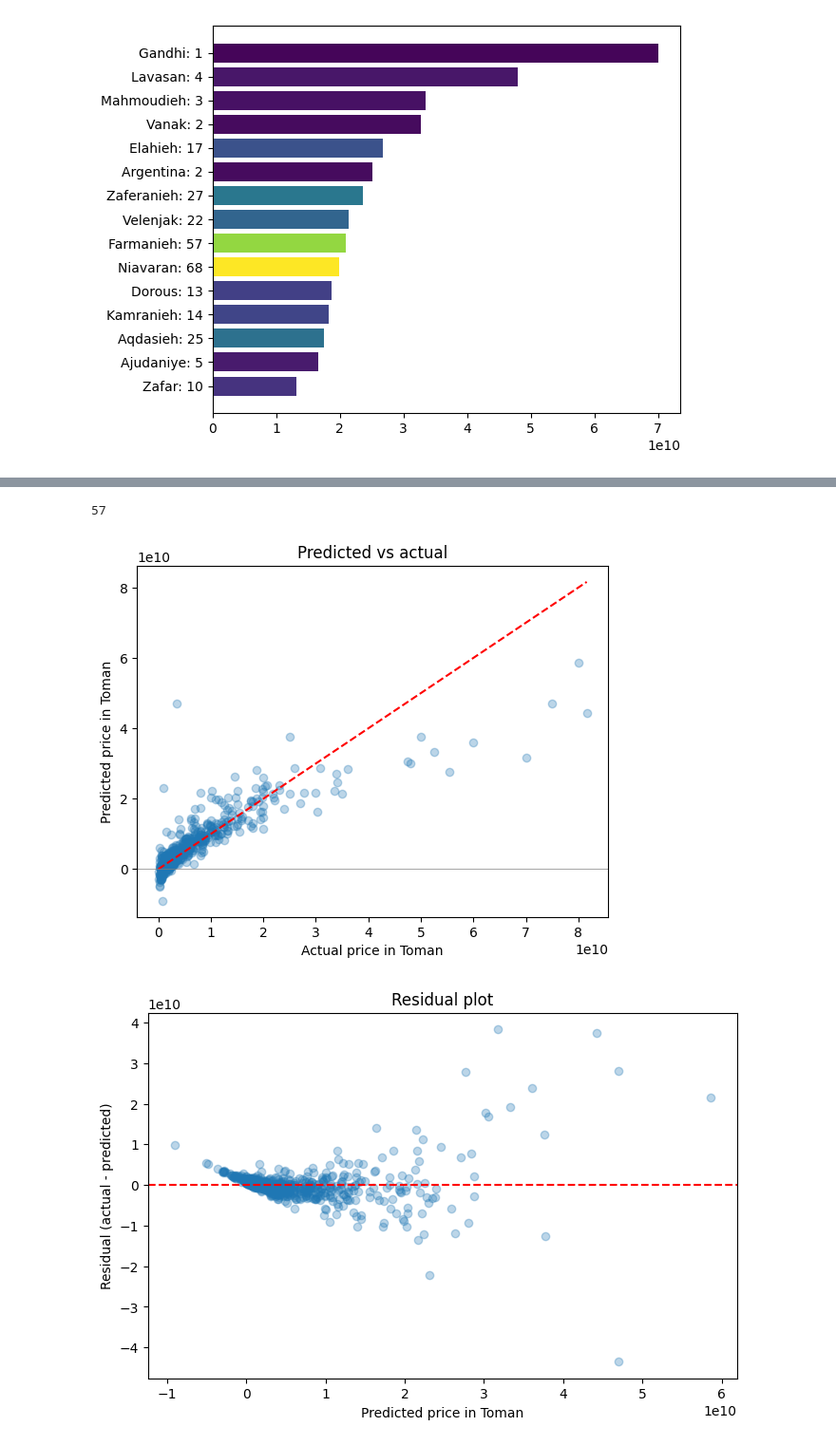
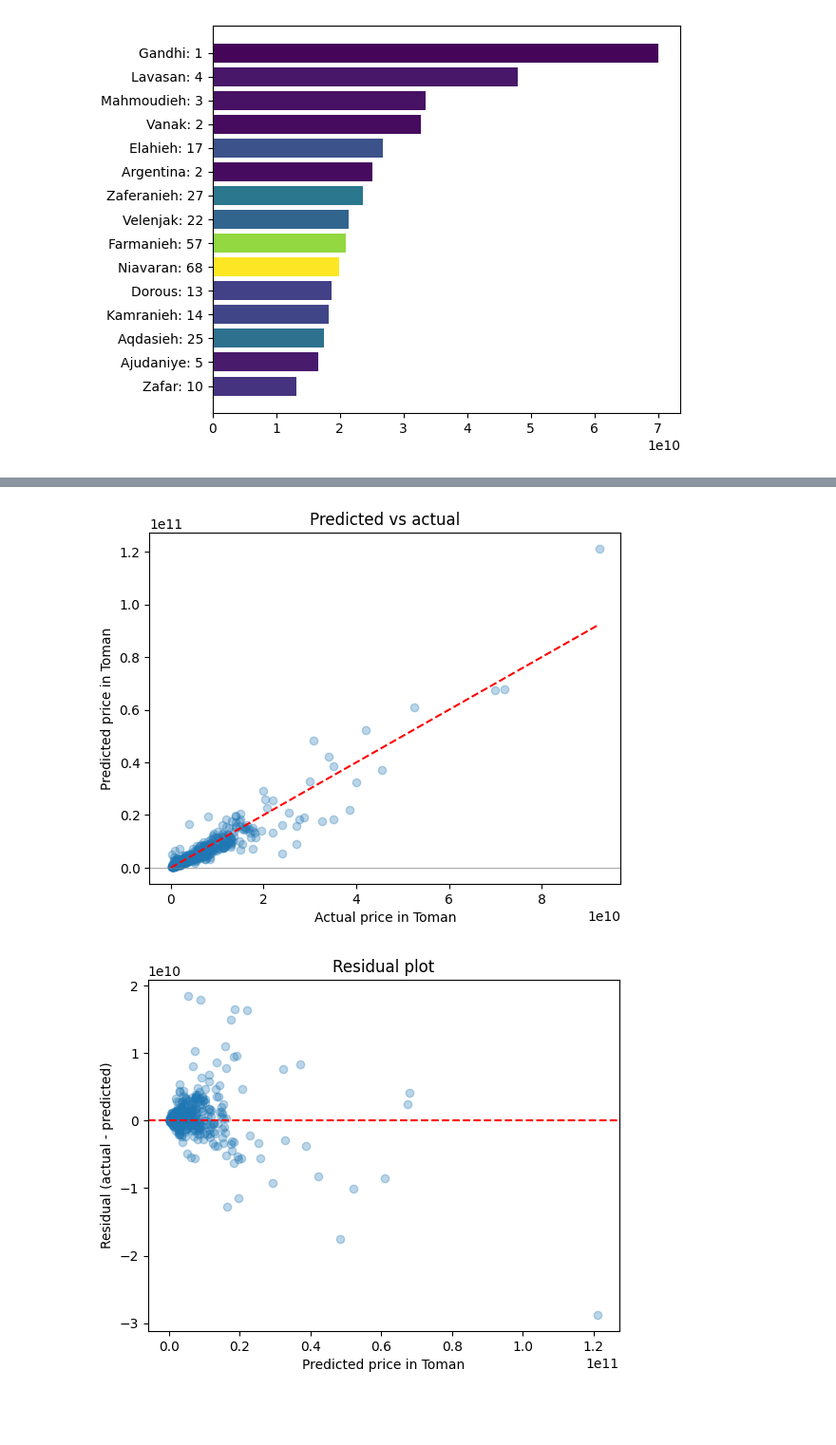
Before and after one commit to ramtinmt/tehran-house-price-prediction, a Jupyter notebook: model.ipynb, the cells around one changed output, grey strips where cells are left out. Shown at 95% size. Drawn from its saved outputs; the diff is of its cells as text; code cells hidden in the pictures; blank space fills up the shorter version.

```diff
--- a/model.ipynb
+++ b/model.ipynb
@@ -475,9 +457,5 @@ print(pred_log.max(), y_test.max())
-# %%
-(pred<0).sum()
-# %% [output]
-57
 # %%
-plt.scatter(y_test, pred, alpha=0.3)
+plt.scatter(y_test, pred_log, alpha=0.3)
 plt.plot([0, y_test.max()], [0, y_test.max()], 'r--')
 plt.axhline(0, color='gray', linewidth=0.5)
 plt.xlabel('Actual price in Toman')
@@ -485,16 +463,14 @@ plt.ylabel('Predicted price in Toman')
 plt.title('Predicted vs actual')
 plt.show()
 # %% [output]
-[figure, old version]
+[figure, new version]
 # %%
-residuals = y_test - pred
-
-plt.figure(figsize=(8, 5))
-plt.scatter(pred, residuals, alpha=0.3)
+residuals_log = y_test - pred_log
+plt.scatter(pred_log, residuals_log, alpha=0.3)
 plt.axhline(0, color='r', linestyle='--')
 plt.xlabel('Predicted price in Toman')
 plt.ylabel('Residual (actual - predicted)')
 plt.title('Residual plot')
 plt.show()
 # %% [output]
-[figure, old version]
+[figure, new version]
```
Also changed, not shown: parts of 19 cells of this notebook.
